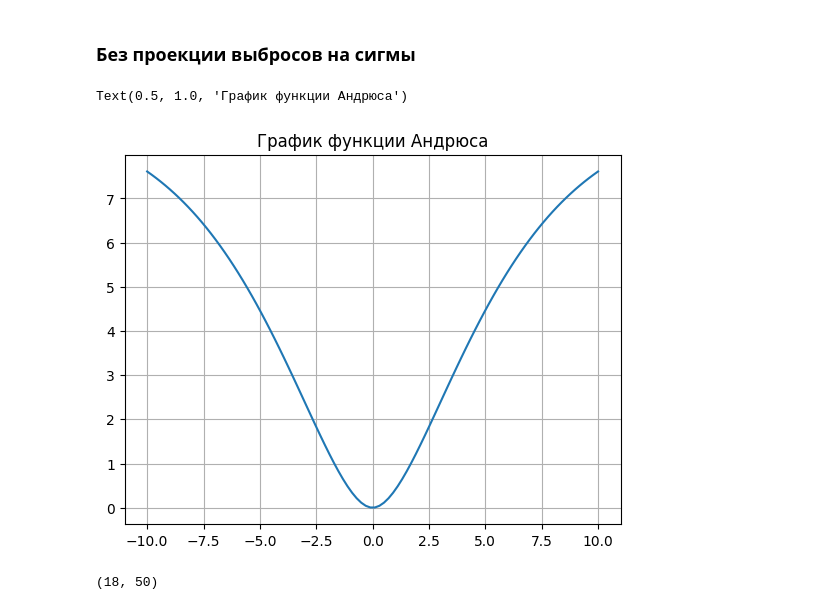
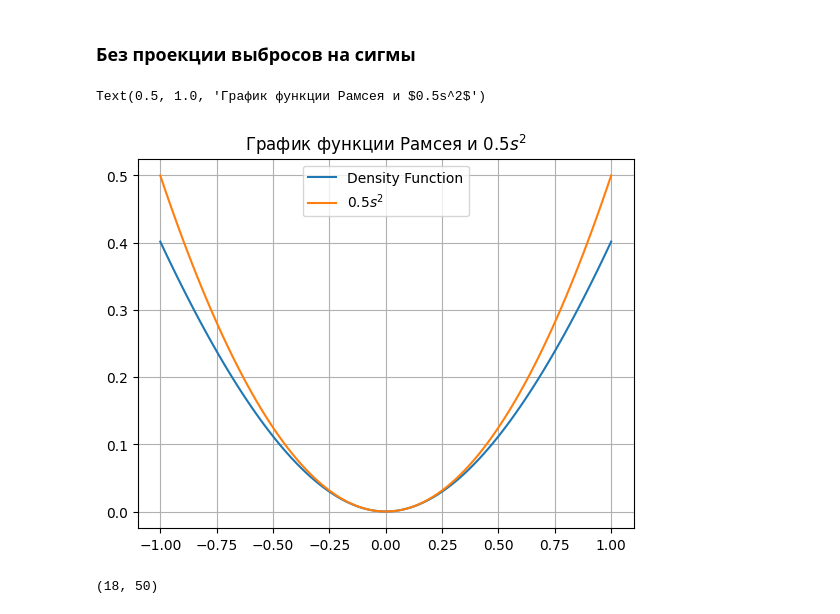
Before and after one commit to grownike/nir, a Jupyter notebook: Andrews.ipynb, the cells around one changed output. Saved outputs shown, nothing was run; the diff lists cells and outputs as text; code cells hidden in the pictures.

```diff
--- a/Andrews.ipynb
+++ b/Andrews.ipynb
@@ -8,13 +8,16 @@ import random
 import pandas as pd
 from functions import method1, method2, result_plot, result_plot_medicine_data, density, result_plot_ver2
 # вывод графиков в файл
-# %%
-plt.plot(np.linspace(-10, 10, 100), density(np.linspace(-10, 10, 100)))
-plt.grid(True)
-plt.title('График функции Андрюса')
-# %% [output]
-Text(0.5, 1.0, 'График функции Андрюса')
-[figure, removed]
+# %%
+
+plt.plot(np.linspace(-1, 1, 100), density(np.linspace(-1, 1, 100)), label="Density Function")
+plt.plot(np.linspace(-1, 1, 100), 0.5*(np.linspace(-1, 1, 100))**2,  label="$0.5s^2$")
+plt.grid(True)
+plt.legend()
+plt.title('График функции Рамсея и $0.5s^2$')
+# %% [output]
+Text(0.5, 1.0, 'График функции Рамсея и $0.5s^2$')
+[figure, added]
 # %%
 df = pd.read_excel('additional_data.xlsx')
 lst_of_data = []
```
Also changed, not shown: 2 other files.
